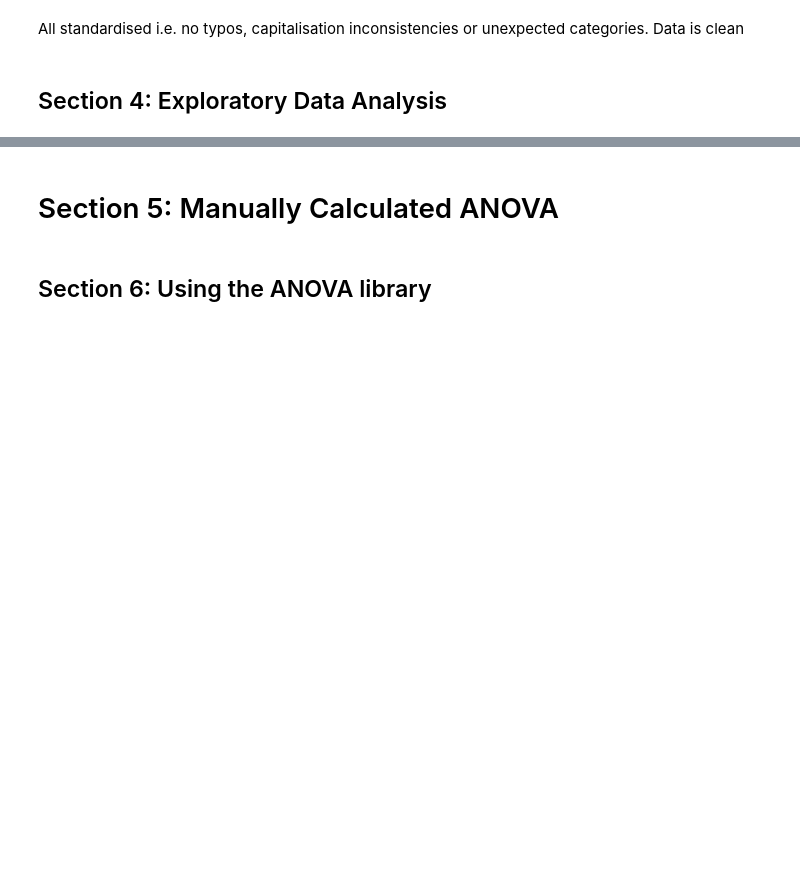
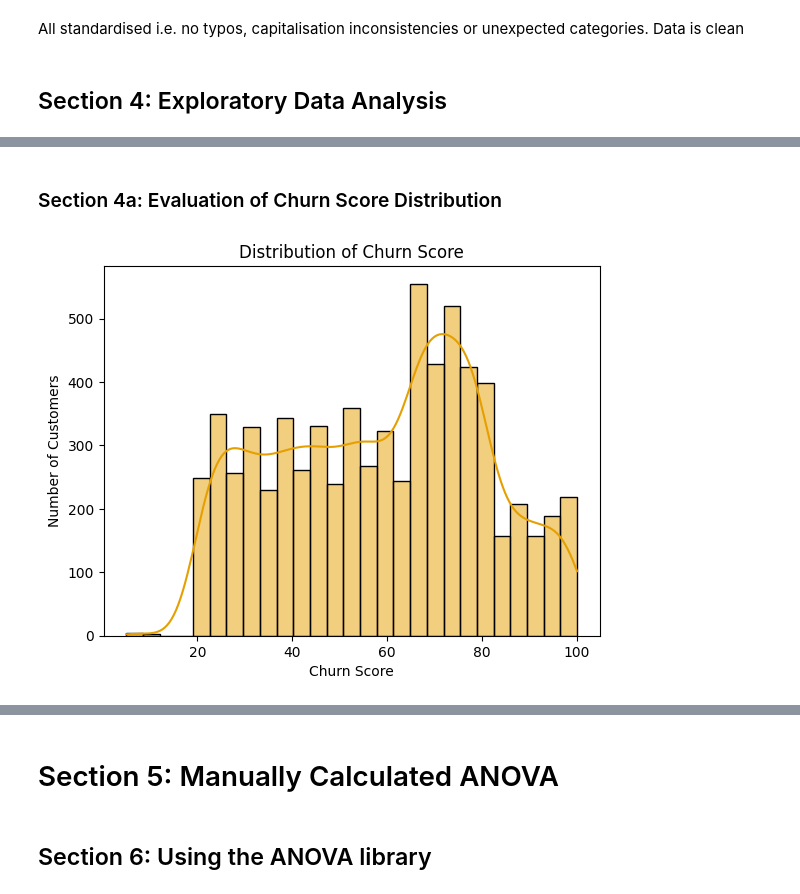
Before and after one commit to JessNicholls/asmm_summative_2, a Jupyter notebook: ASMM Summative 2.ipynb, the cells around one changed output, grey strips where cells are left out. Saved outputs shown, nothing was run; the diff lists cells and outputs as text; code cells hidden in the pictures; blank space fills up the shorter version.

```diff
--- a/ASMM Summative 2.ipynb
+++ b/ASMM Summative 2.ipynb
@@ -330,0 +327,21 @@ All standardised i.e. no typos, capitalisation inconsistencies or unexpected cat
+# %%
+import seaborn as sns
+import matplotlib as mpl
+
+OKABE_ITO = ["#E69F00", "#56B4E9", "#009E73", "#F0E442",
+             "#0072B2", "#D55E00", "#CC79A7", "#000000"]
+
+sns.set_palette(OKABE_ITO)
+mpl.rcParams["axes.prop_cycle"] = mpl.cycler(color=OKABE_ITO)
+# %% [markdown]
+### Section 4a: Evaluation of Churn Score Distribution
+# %%
+import seaborn as sns
+import matplotlib.pyplot as plt
+sns.histplot(df["churn_score"], kde=True)
+plt.title("Distribution of Churn Score")
+plt.xlabel("Churn Score")
+plt.ylabel("Number of Customers")
+plt.show()
+# %% [output]
+[figure, added]
```
Also changed, not shown: parts of 30 cells of this notebook.
